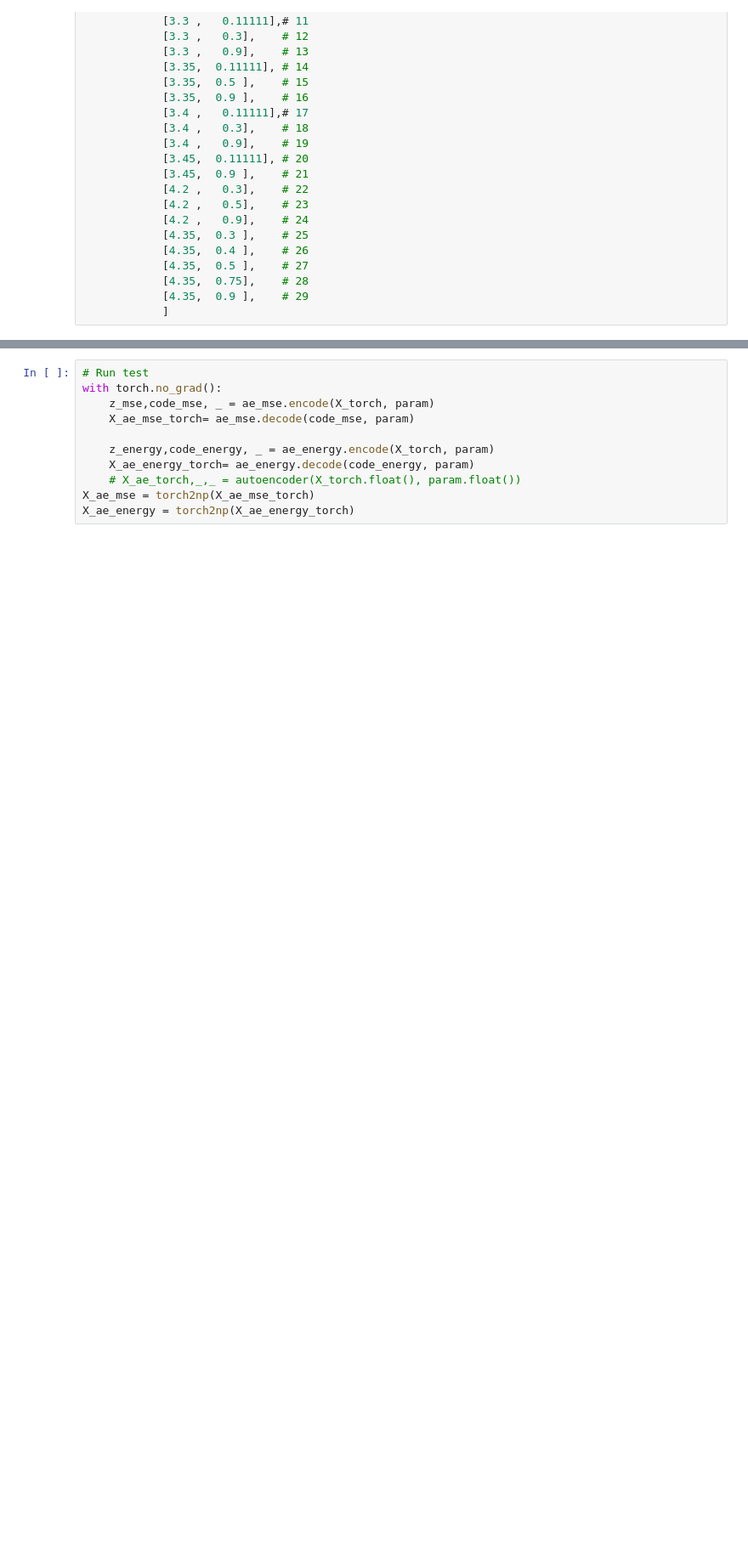
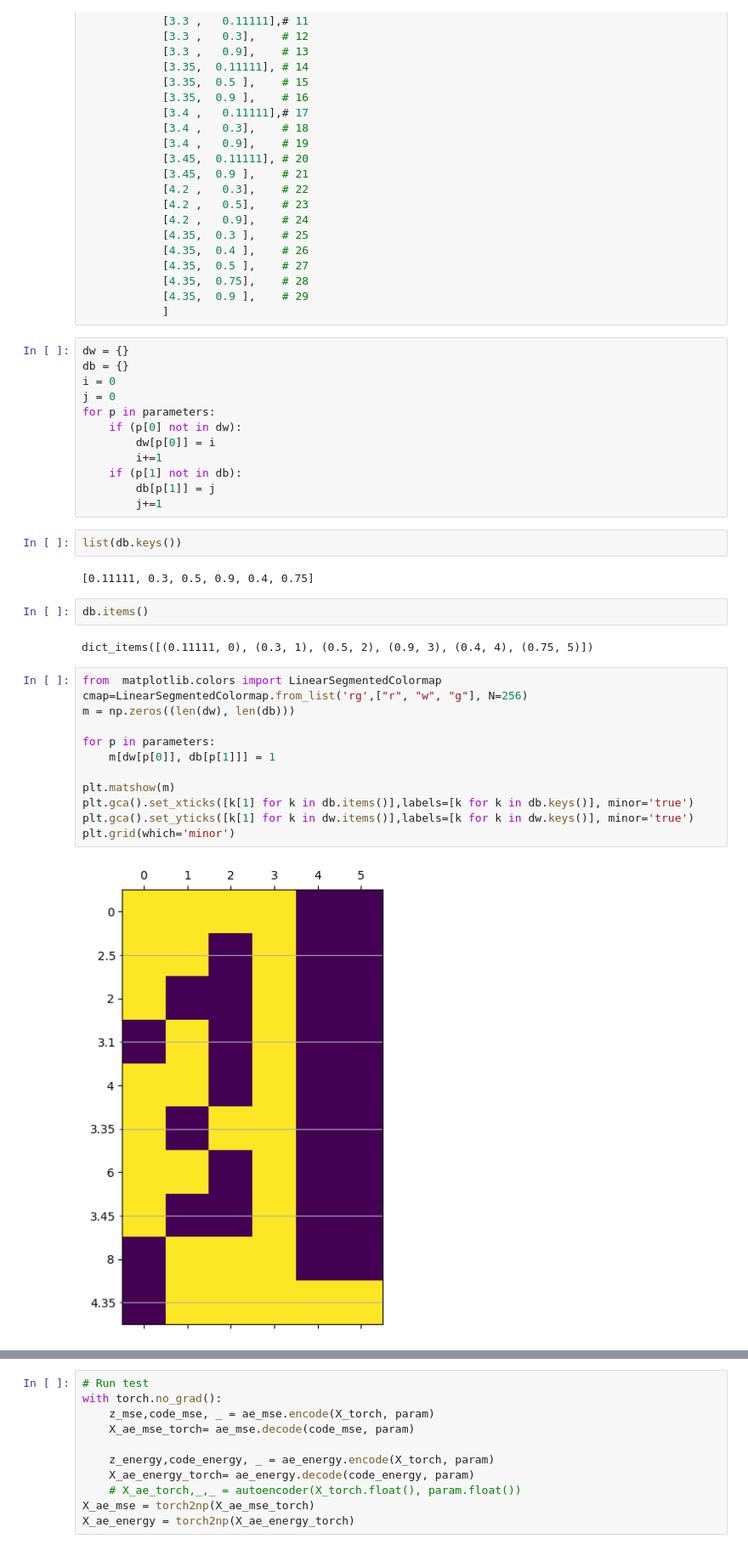
Before and after one commit to fabioamaral08/reduction-methods, a Jupyter notebook: test_scripts/Test_Results_Energy.ipynb, the cells around one changed output, grey strips where cells are left out. Shown at 85% size. Cells and saved outputs as stored; diff of their text form; blank space fills up the shorter version.

```diff
--- a/test_scripts/Test_Results_Energy.ipynb
+++ b/test_scripts/Test_Results_Energy.ipynb
@@ -162,6 +217,40 @@ parameters =[
             [4.35,  0.75],    # 28
             [4.35,  0.9 ],    # 29
             ]
+# %%
+dw = {}
+db = {}
+i = 0
+j = 0
+for p in parameters:
+    if (p[0] not in dw):
+        dw[p[0]] = i
+        i+=1
+    if (p[1] not in db):
+        db[p[1]] = j
+        j+=1
+# %%
+list(db.keys())
+# %% [output]
+[0.11111, 0.3, 0.5, 0.9, 0.4, 0.75]
+# %%
+db.items()
+# %% [output]
+dict_items([(0.11111, 0), (0.3, 1), (0.5, 2), (0.9, 3), (0.4, 4), (0.75, 5)])
+# %%
+from  matplotlib.colors import LinearSegmentedColormap
+cmap=LinearSegmentedColormap.from_list('rg',["r", "w", "g"], N=256)
+m = np.zeros((len(dw), len(db)))
+
+for p in parameters:
+    m[dw[p[0]], db[p[1]]] = 1
+
+plt.matshow(m)
+plt.gca().set_xticks([k[1] for k in db.items()],labels=[k for k in db.keys()], minor='true')
+plt.gca().set_yticks([k[1] for k in dw.items()],labels=[k for k in dw.keys()], minor='true')
+plt.grid(which='minor')
+# %% [output]
+[figure, added]
 # %%
 
 ## Data reading
```
Also changed, not shown: parts of 18 cells of this notebook, 1 other file.
